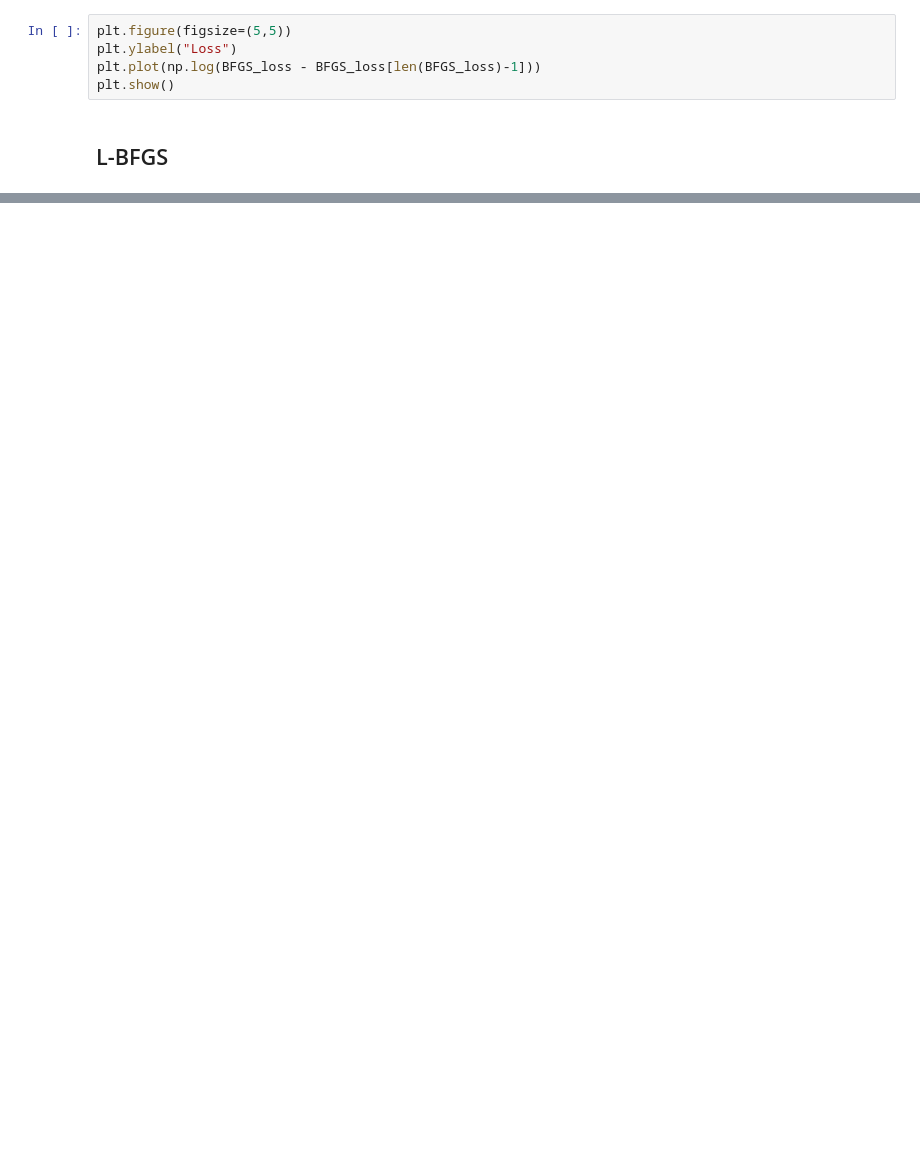
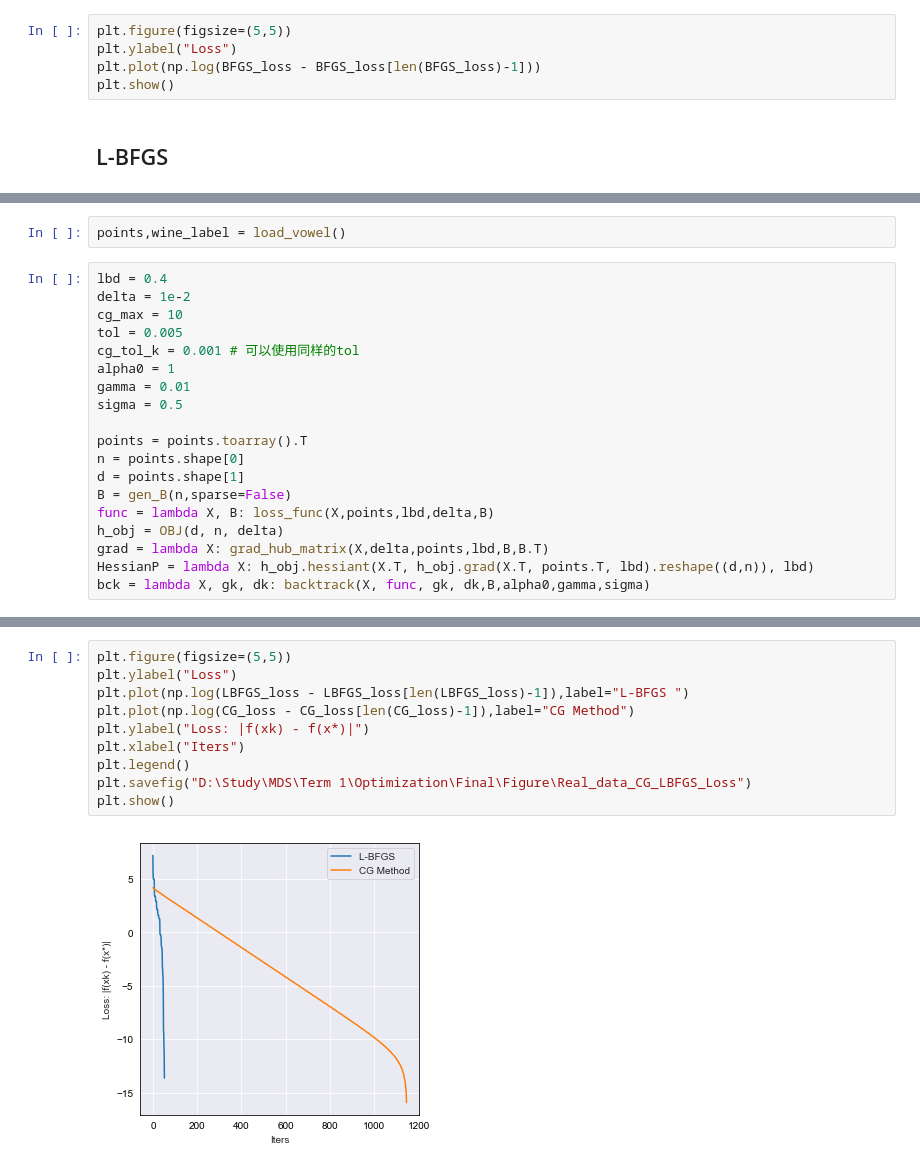
Before and after one commit to QSCTech-Sange/Optimization_Project, a Jupyter notebook: BFGS_LBFGS_Real_data_test.ipynb, the cells around one changed output, grey strips where cells are left out. Saved outputs shown, nothing was run; the diff lists cells and outputs as text; blank space fills up the shorter version.

```diff
--- a/BFGS_LBFGS_Real_data_test.ipynb
+++ b/BFGS_LBFGS_Real_data_test.ipynb
@@ -158,0 +265,21 @@ plt.show()
+# %%
+points,wine_label = load_vowel()
+# %%
+lbd = 0.4
+delta = 1e-2
+cg_max = 10
+tol = 0.005
+cg_tol_k = 0.001 # 可以使用同样的tol
+alpha0 = 1
+gamma = 0.01
+sigma = 0.5
+
+points = points.toarray().T
+n = points.shape[0]
+d = points.shape[1]
+B = gen_B(n,sparse=False)
+func = lambda X, B: loss_func(X,points,lbd,delta,B)
+h_obj = OBJ(d, n, delta)
+grad = lambda X: grad_hub_matrix(X,delta,points,lbd,B,B.T)
+HessianP = lambda X: h_obj.hessiant(X.T, h_obj.grad(X.T, points.T, lbd).reshape((d,n)), lbd)
+bck = lambda X, gk, dk: backtrack(X, func, gk, dk,B,alpha0,gamma,sigma)
@@ -158,0 +290,12 @@ plt.show()
+# %%
+plt.figure(figsize=(5,5))
+plt.ylabel("Loss")
+plt.plot(np.log(LBFGS_loss - LBFGS_loss[len(LBFGS_loss)-1]),label="L-BFGS ")
+plt.plot(np.log(CG_loss - CG_loss[len(CG_loss)-1]),label="CG Method")
+plt.ylabel("Loss: |f(xk) - f(x*)|")
+plt.xlabel("Iters")
+plt.legend()
+plt.savefig("D:\Study\MDS\Term 1\Optimization\Final\Figure\Real_data_CG_LBFGS_Loss")
+plt.show()
+# %% [output]
+[figure, added]
```
Also changed, not shown: parts of 22 cells of this notebook.
